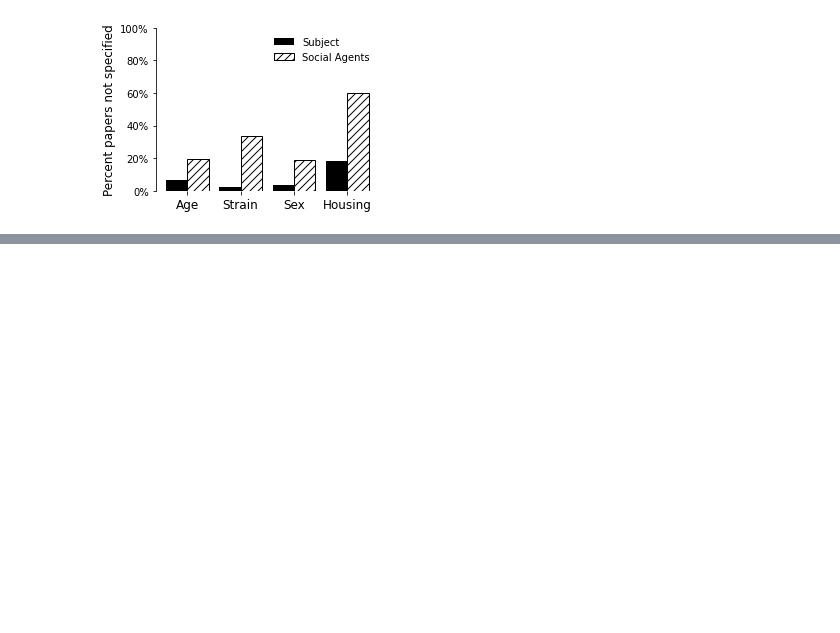
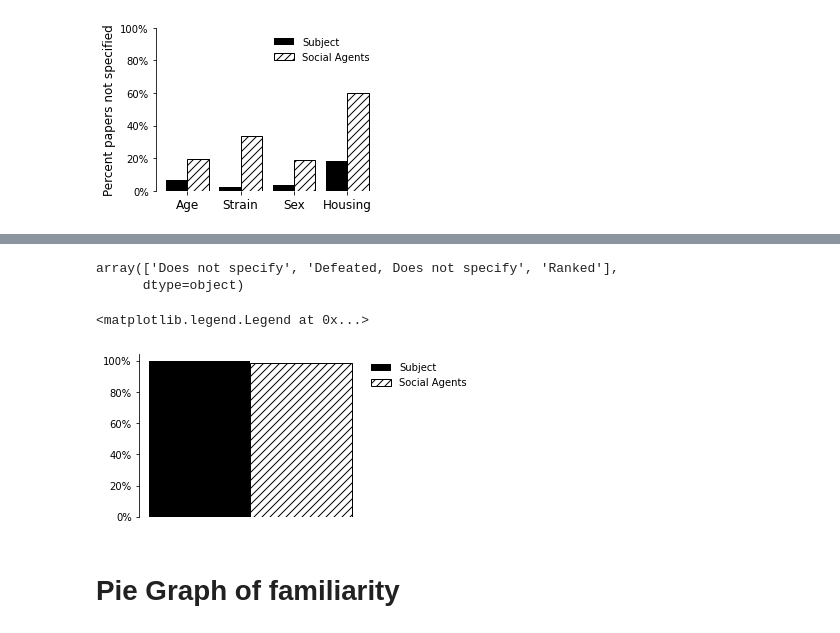
Before and after one commit to padillacoreanolab/literature_review_processing, a Jupyter notebook: results/2022_09_09_literature_review_processing/Graphs for Literature Review.ipynb, the cells around one changed output, grey strips where cells are left out. Drawn from its saved outputs; the diff is of its cells as text; code cells hidden in the pictures; blank space fills up the shorter version.

Commit message:
New Graphs

```diff
--- a/results/2022_09_09_literature_review_processing/Graphs for Literature Review.ipynb
+++ b/results/2022_09_09_literature_review_processing/Graphs for Literature Review.ipynb
@@ -200,0 +200,10 @@ dfam_df = pd.read_csv(r"./data/Lit Review - Copy of Form Responses.csv",usecols
+# %%
+rank_df = pd.read_csv(r"./data/Lit Review - Copy of Form Responses.csv")
+# %%
+#Filters for Subject (group-housed and adult/old only)
+s_grank_df = rank_df.loc[rank_df['Subject Housing'].str.contains('group-housed')]
+s_gArank_df = s_grank_df.loc[s_grank_df['Subject Age'].str.contains('adult' or 'old')]
+
+#Filters for Social agent (group-housed and adult/old only)
+sa_grank_df = rank_df.loc[rank_df['Social Agent Housing'].str.contains('group-housed')]
+sa_gArank_df = sa_grank_df.loc[sa_grank_df['Social Agent Age (check all that apply)'].str.contains('adult' or 'old')]
@@ -200,0 +226,36 @@ dfam_df = pd.read_csv(r"./data/Lit Review - Copy of Form Responses.csv",usecols
+# %%
+s_gArank_df['Subject Social Rank'].unique()
+# %% [output]
+array(['Does not specify', 'Defeated, Does not specify', 'Ranked'],
+      dtype=object)
+# %%
+subject_data = []
+agent_data = []
+
+#Percentage of Subject rank percentage that does not specify
+subject_SR_P = sum(s_gArank_df['Subject Social Rank'].str.contains('Does not specify')) / len(s_gArank_df['Subject Social Rank'])
+subject_data.append(subject_SR_P)
+
+#Percentage of Social Agent rank percentage that does not specify
+agent_SR_P = sum(sa_gArank_df['Social Agent Rank'].str.contains('Does not specify')) / len(sa_gArank_df['Social Agent Rank'])
+agent_data.append(agent_SR_P)
+# %%
+x = ['Rank']
+x_axis = np.arange(len(x))
+
+plt.rcParams["figure.figsize"] = (4,3) # Size of the plotax.spines['top'].set_visible(False)
+for pos in ['right', 'top', 'bottom']: # Removes graph border
+    plt.gca().spines[pos].set_visible(False)
+
+plt.xticks([]) # Removes x-ticks
+
+plt.bar(x_axis - 0.2, subject_data, 0.4, label = 'Subject', color = 'black')
+plt.bar(x_axis + 0.2, agent_data, 0.4, label = 'Social Agents', fill=False, hatch='///')
+plt.gca().yaxis.set_major_formatter(mtick.PercentFormatter(xmax=1.0)) #Makes y percentages
+
+plt.legend(bbox_to_anchor=(1.0, 1.0),frameon = False) #Moves legend and takes frame off
+# %% [output]
+<matplotlib.legend.Legend at 0x...>
+[figure, added]
+# %% [markdown]
+# Pie Graph of familiarity
```
Also changed, not shown: parts of 30 cells of this notebook.
